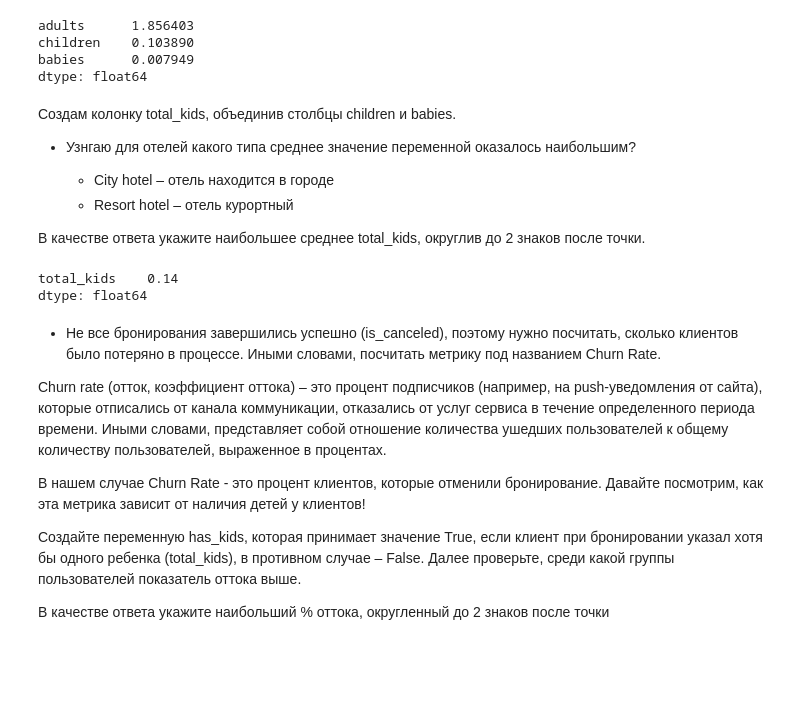
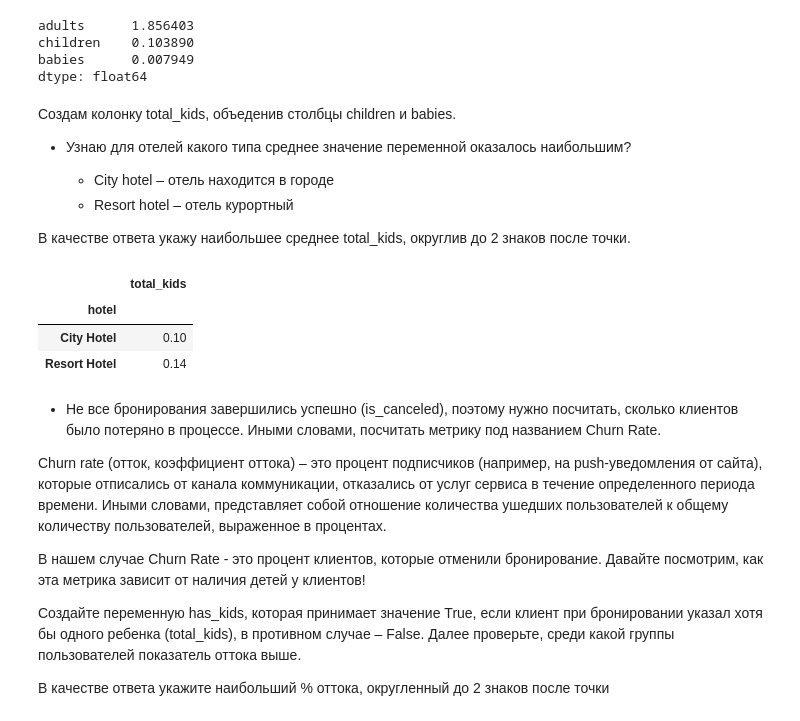
Before and after one commit to MaksimOsokin/training_in_pandas, a Jupyter notebook: mini_projects/Mini_proekt_Bookings.ipynb, the cells around one changed output. Saved outputs shown, nothing was run; the diff lists cells and outputs as text; code cells hidden in the pictures; blank space fills up the shorter version.

```diff
--- a/mini_projects/Mini_proekt_Bookings.ipynb
+++ b/mini_projects/Mini_proekt_Bookings.ipynb
@@ -306,24 +307,26 @@ children    0.103890
 babies      0.007949
 dtype: float64
 # %% [markdown]
-Создам колонку total_kids, объединив столбцы children и babies.
-* Узнгаю для отелей какого типа среднее значение переменной оказалось наибольшим?
+Создам колонку total_kids, объеденив столбцы children и babies.
+* Узнаю для отелей какого типа среднее значение переменной оказалось наибольшим?
 
     * City hotel – отель находится в городе
     * Resort hotel – отель курортный
 
-В качестве ответа укажите наибольшее среднее total_kids, округлив до 2 знаков после точки.
+В качестве ответа укажу наибольшее среднее total_kids, округлив до 2 знаков после точки.
 # %%
 bookings['total_kids'] = bookings['children'] + bookings['babies']
 # %%
-total_kids = bookings.groupby('hotel') \
+max_total_mean_kids = bookings.groupby('hotel') \
                         .agg({'total_kids' : 'mean'}) \
-                        .round(2) \
-                        .max()
-total_kids
+                        .round(2)
+
+max_total_mean_kids
 # %% [output]
-total_kids    0.14
-dtype: float64
+|  | total_kids |
+| hotel |  |
+| City Hotel | 0.10 |
+| Resort Hotel | 0.14 |
 # %% [markdown]
 * Не все бронирования завершились успешно (is_canceled), поэтому нужно посчитать, сколько клиентов было потеряно в процессе. Иными словами, посчитать метрику под названием Churn Rate.
 
```
Also changed, not shown: parts of 7 cells of this notebook.
